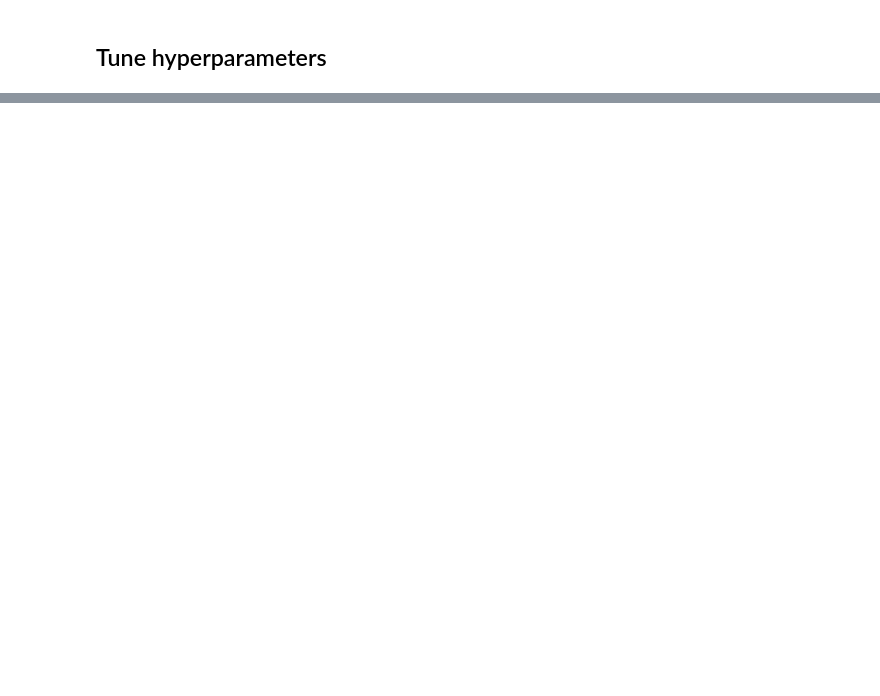
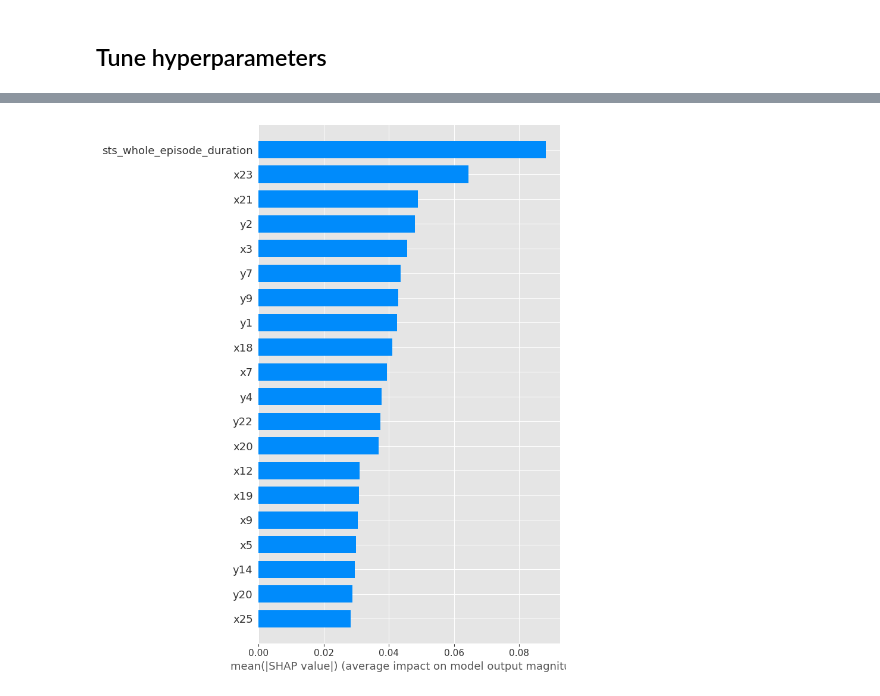
Before and after one commit to suhrudp/REMAP, a Jupyter notebook: train_lstm_sts.ipynb, the cells around one changed output, grey strips where cells are left out. Cells and saved outputs as stored; diff of their text form; code cells hidden in the pictures; blank space fills up the shorter version.

```diff
--- a/train_lstm_sts.ipynb
+++ b/train_lstm_sts.ipynb
@@ -20,8 +23,9 @@ from lime.lime_tabular import LimeTabularExplainer
 # %%
 sts = pd.read_csv('/Users/suhrudp/Library/CloudStorage/OneDrive-Personal/Stats/REMAP Open Dataset PD/Analysis/merged_sts_data.csv')
 # %%
-sts = sts.dropna(subset=['DBS_state'])
+sts = sts.dropna(subset=['sts_whole_episode_duration'])
 sts = sts.dropna(subset=['PD_or_C'])
+sts = sts[sts['DBS_state'] != "On DBS"]
 # %%
 sts.columns
 # %% [output]
@@ -398,0 +831,44 @@ The predictions for the new data are: ['PD']
+# %%
+plt.style.use('ggplot')
+
+shap_sample = train_data.sample(1000, random_state=73)
+shap_sample_features = shap_sample[features].values
+
+explainer = shap.KernelExplainer(model_predict, background)
+shap_values = explainer.shap_values(shap_sample_features)
+
+shap_values_class_1 = shap_values[:, :, 1]
+
+plt.figure()
+
+shap.summary_plot(shap_values_class_1, shap_sample_features, feature_names=features, show=False)
+
+plt.savefig("shap_summary_plot_sts.png", bbox_inches='tight', dpi=600)
+
+plt.close()
+# %%
+shap_sample = train_data.sample(50, random_state=73)
+shap_sample_features = shap_sample[features].values
+
+def model_predict(inputs):
+    inputs = torch.tensor(inputs, dtype=torch.float32).to(device)
+    model.eval()
+    with torch.no_grad():
+        sequences = inputs.view(inputs.shape[0], -1, len(features))
+        patient_ids = torch.zeros(inputs.shape[0], dtype=torch.int64).to(device)
+        outputs = model(sequences, patient_ids)
+        probabilities = nn.functional.softmax(outputs, dim=1)
+    return probabilities.cpu().numpy()
+
+background = train_data.sample(100)[features].values
+explainer = shap.KernelExplainer(model_predict, background)
+
+shap_values = explainer.shap_values(shap_sample_features)
+
+shap_values_class_1 = shap_values[:, :, 1]
+
+shap_values_abs_class_1 = np.abs(shap_values_class_1)
+
+shap.summary_plot(shap_values_abs_class_1, shap_sample_features, feature_names=features, plot_type="bar")
+# %% [output]
+[figure, added]
```
Also changed, not shown: parts of 27 cells of this notebook, 2 other files.
